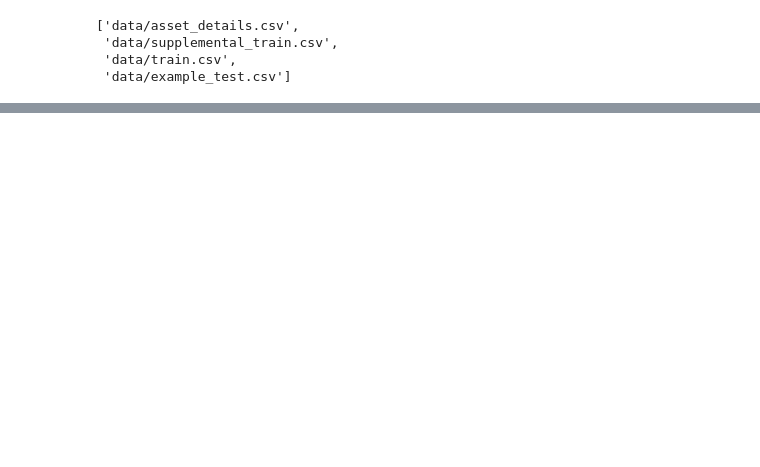
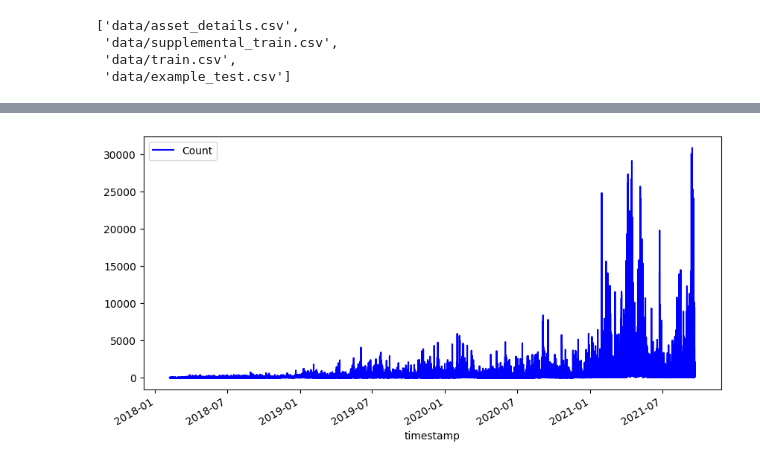
Before and after one commit to lcsrodriguez/cryptotrading, a Jupyter notebook: main.ipynb, the cells around one changed output, grey strips where cells are left out. Saved outputs shown, nothing was run; the diff lists cells and outputs as text; code cells hidden in the pictures; blank space fills up the shorter version.

```diff
--- a/main.ipynb
+++ b/main.ipynb
@@ -41,0 +112,11 @@ TRAIN["timestamp"] = pd.to_datetime(arg=TRAIN["timestamp"],
+# %%
+# Declaring the column labels
+OHLC = ["Open", "High", "Low", "Close"]
+OHLCV = OHLC + ["Volume"]
+TRADING_ACTIVITY = ["Count"]
+VWAP = ["VWAP"]
+TARGET = ["Target"]
+
+_ = df_train[get_asset_id("TRON")][TRADING_ACTIVITY].plot()
+# %% [output]
+[figure, added]
```
Also changed, not shown: parts of 21 cells of this notebook.
